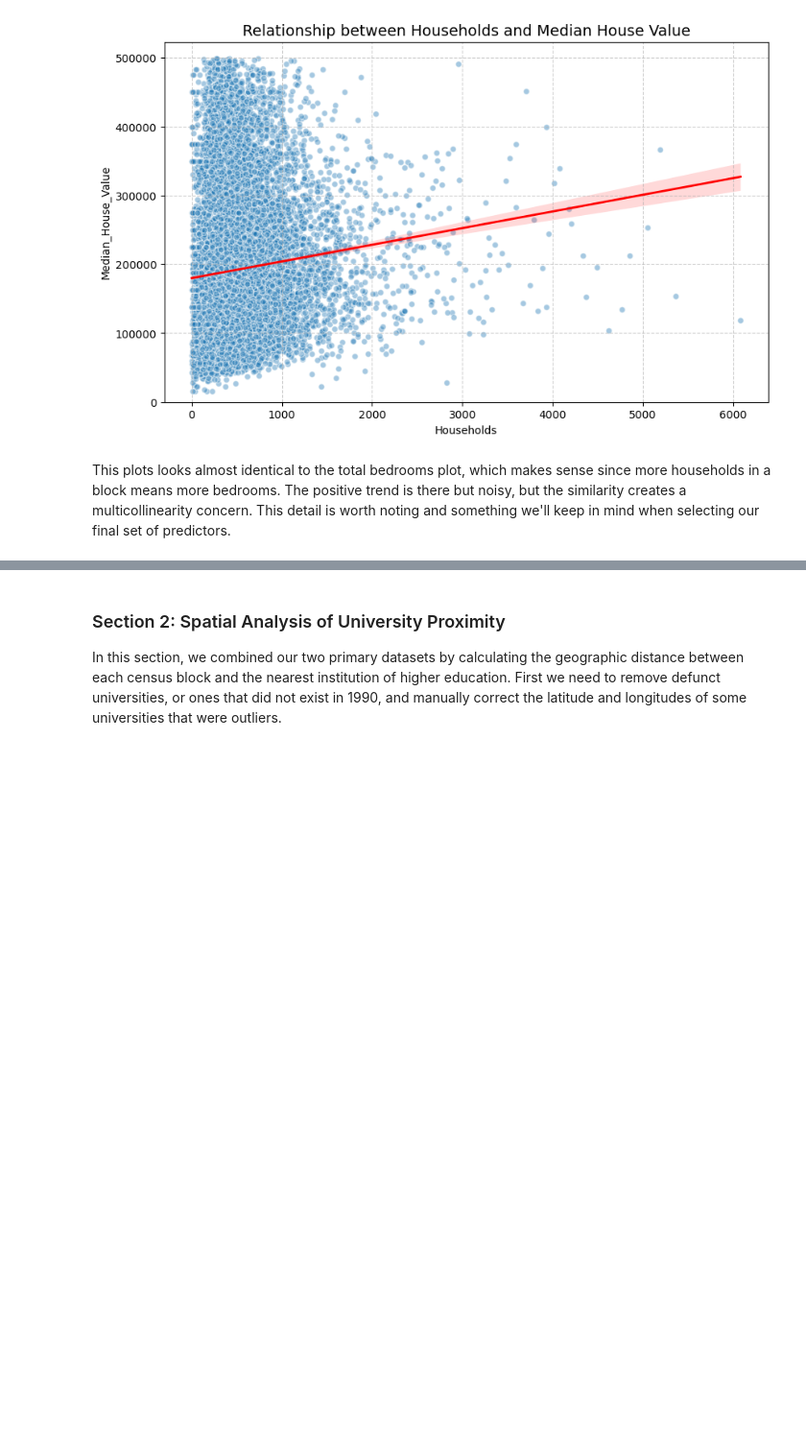
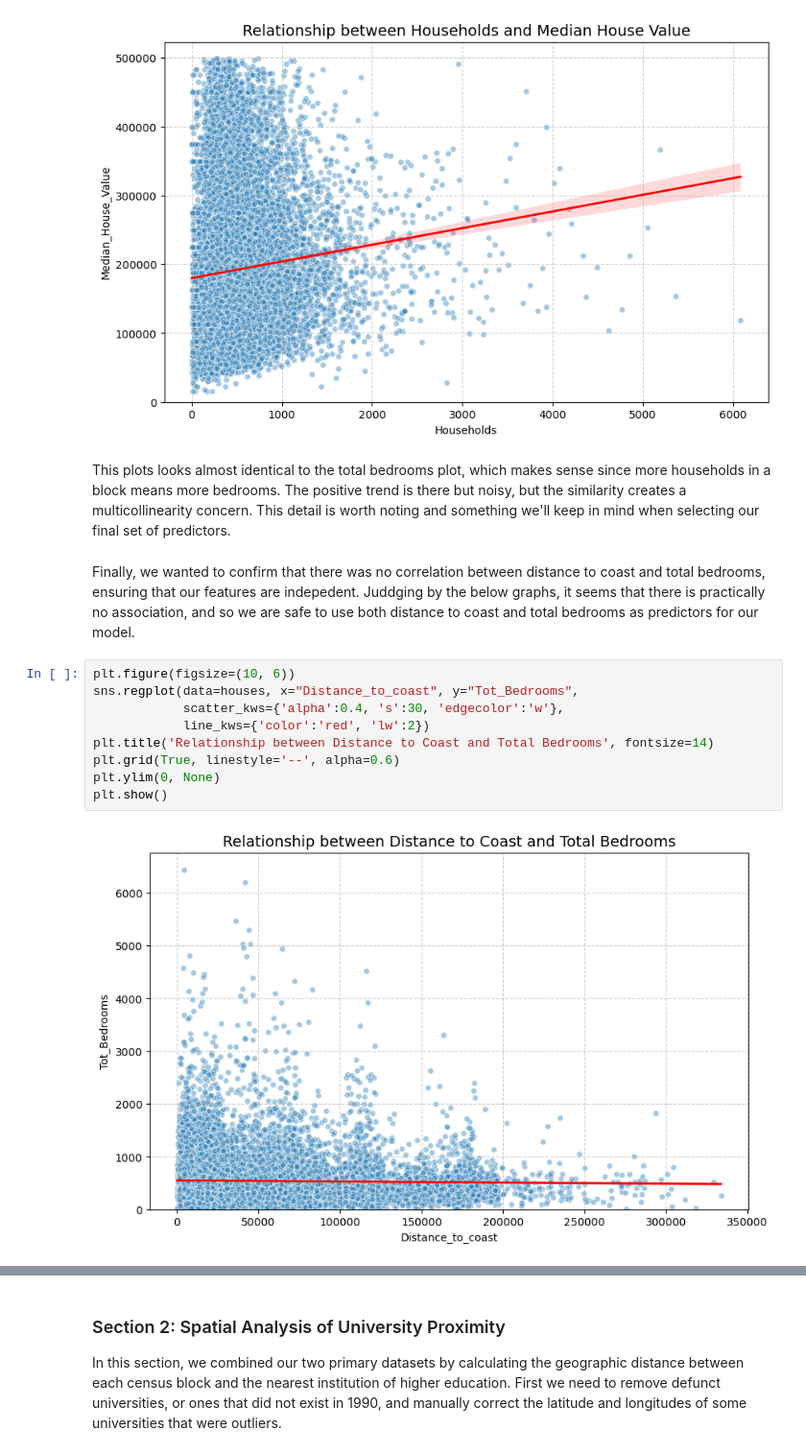
Before and after one commit to COGS108/Group091_WI26, a Jupyter notebook: 02-EDACheckpoint.ipynb, the cells around one changed output, grey strips where cells are left out. Shown at 96% size. Cells and saved outputs as stored; diff of their text form; blank space fills up the shorter version.

```diff
--- a/02-EDACheckpoint.ipynb
+++ b/02-EDACheckpoint.ipynb
@@ -482,3 +482,16 @@ create_linreg_plot("Households")
 [figure]
 # %% [markdown]
 This plots looks almost identical to the total bedrooms plot, which makes sense since more households in a block means more bedrooms. The positive trend is there but noisy, but the similarity creates a multicollinearity concern. This detail is worth noting and something we'll keep in mind when selecting our final set of predictors.
+# %% [markdown]
+Finally, we wanted to confirm that there was no correlation between distance to coast and total bedrooms, ensuring that our features are indepedent. Juddging by the below graphs, it seems that there is practically no association, and so we are safe to use both distance to coast and total bedrooms as predictors for our model.
+# %%
+plt.figure(figsize=(10, 6))
+sns.regplot(data=houses, x="Distance_to_coast", y="Tot_Bedrooms",
+            scatter_kws={'alpha':0.4, 's':30, 'edgecolor':'w'},
+            line_kws={'color':'red', 'lw':2})
+plt.title('Relationship between Distance to Coast and Total Bedrooms', fontsize=14)
+plt.grid(True, linestyle='--', alpha=0.6)
+plt.ylim(0, None)
+plt.show()
+# %% [output]
+[figure, added]
```
Also changed, not shown: parts of 7 cells of this notebook, 2 other files.
